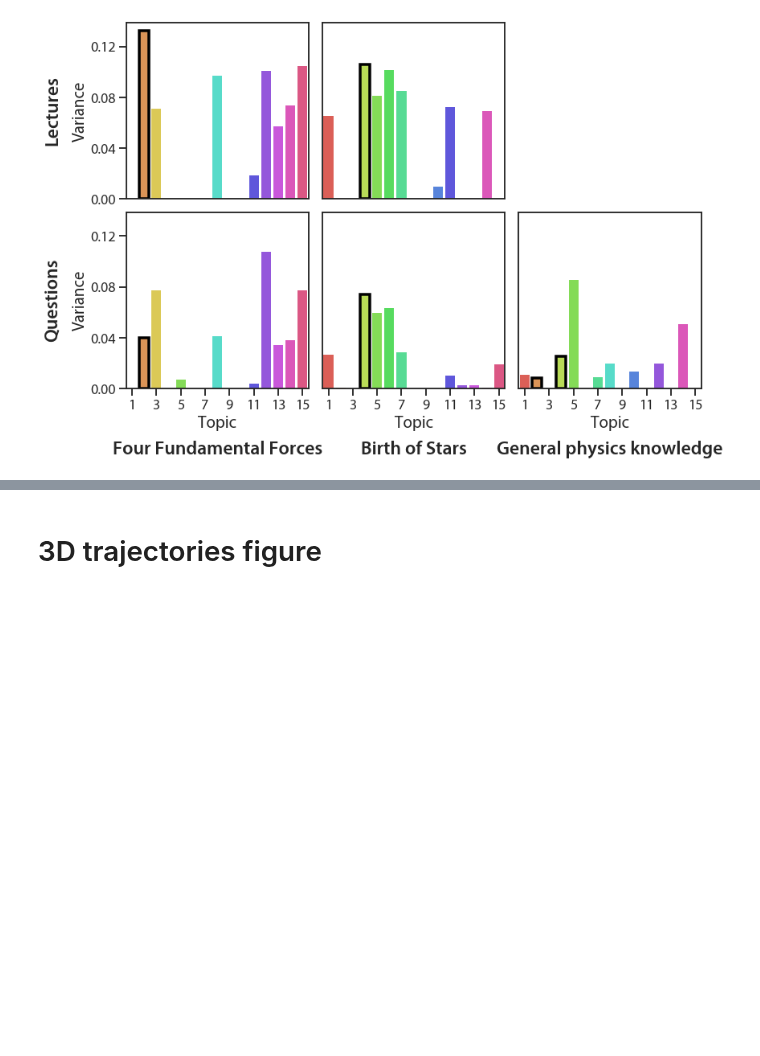
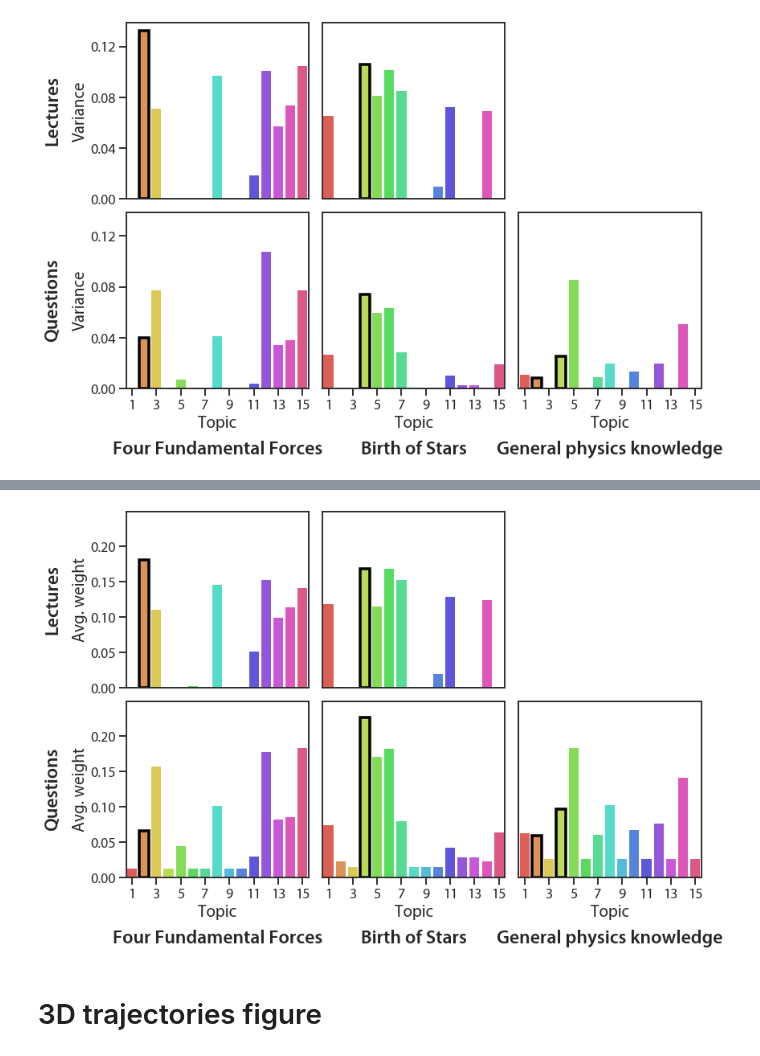
Before and after one commit to ContextLab/efficient-learning-khan, a Jupyter notebook: code/notebooks/1_model-course-content.ipynb, the cells around one changed output, grey strips where cells are left out. Cells and saved outputs as stored; diff of their text form; code cells hidden in the pictures; blank space fills up the shorter version.

Commit message:
supplementary topic weights figure and associated code

```diff
--- a/code/notebooks/1_model-course-content.ipynb
+++ b/code/notebooks/1_model-course-content.ipynb
@@ -393,3 +395,92 @@ with sns.plotting_context('talk', font_scale=1.1), sns.axes_style('ticks'):
+# %%
+with sns.plotting_context('talk', font_scale=1.1), sns.axes_style('ticks'):
+    set_figure_style()
+    palette = sns.color_palette('hls', N_TOPICS)
+
+    fig, axarr = plt.subplots(2, 3, sharex=True, sharey='all')
+    fig.set_size_inches(12, 8)
+    axarr = axarr.flatten()
+
+    for i, traj in enumerate([forces_traj,
+                              bos_traj,
+                              None,
+                              forces_questions,
+                              bos_questions,
+                              general_questions]):
+        ax = axarr[i]
+        if traj is None:
+            ax.axis('off')
+            continue
+
+        avg_weights = np.mean(traj, axis=0)
+        bars = ax.bar(x=list(range(1, N_TOPICS + 1)),
+                      height=avg_weights,
+                      color=palette, edgecolor='none')
+        ax.set_xlim(.5, N_TOPICS + 0.5)
+        ax.set_xticks(list(range(1, N_TOPICS + 1, 2)))
+
+        if i == 0:
+            ax.set_ylabel('Avg. weight', fontsize=21)
+            ax.annotate('Lectures',
+                        xy=(-.7, .5),
+                        xycoords=ax.yaxis.label,
+                        size='large',
+                        rotation=90,
+                        ha='right',
+                        va='center',
+                        fontweight='semibold')
+        elif i == 3:
+            ax.set_title('Four Fundamental Forces',
+                         fontsize='large',
+                         y=-0.4,
+                         fontweight='semibold')
+            ax.set_ylabel('Avg. weight', fontsize=21)
+            ax.annotate('Questions',
+                        xy=(-.7, .5),
+                        xycoords=ax.yaxis.label,
+                        size='large',
+                        rotation=90,
+                        ha='right',
+                        va='center',
+                        fontweight='semibold')
+        elif i == 4:
+            ax.set_title('Birth of Stars',
+                         fontsize='large',
+                         y=-0.4,
+                         fontweight='semibold')
+        elif i == 5:
+            ax.set_title('General physics knowledge',
+                         fontsize='large',
+                         y=-0.4,
+                         fontweight='semibold')
+
+        if i > 2:
+            ax.set_xlabel('Topic', fontsize=21)
+
+        if i in (0, 3):
+#             ax.set_ylim(0, bos_questions.mean(axis=0).max())
+            ax.set_yticks(np.arange(0, 0.28, 0.05))
+        else:
+            ax.tick_params(axis='y', length=0)
+        if i < 3:
+            ax.tick_params(axis='x', length=0)
+
+        if i in (0, 3, 5):
+            ax.patches[1].set_edgecolor('black')
+            ax.patches[1].set_linewidth(3.5)
+        if i in (1, 4, 5):
+            ax.patches[3].set_edgecolor('black')
+            ax.patches[3].set_linewidth(3.5)
+
+        ax.set_ylim(0, bos_questions.mean(axis=0).max()*1.1)
+
+
+    plt.tight_layout()
+    plt.subplots_adjust(hspace=0.075, wspace=0.075)
+#     plt.savefig(FIG_DIR.joinpath('topic-weights.pdf'), bbox_inches='tight')
+    plt.show()
+# %% [output]
+[figure, added]
 # %% [markdown]
 # 3D trajectories figure
 # %%
```
Also changed, not shown: parts of 1 cell of this notebook, 2 other files.
